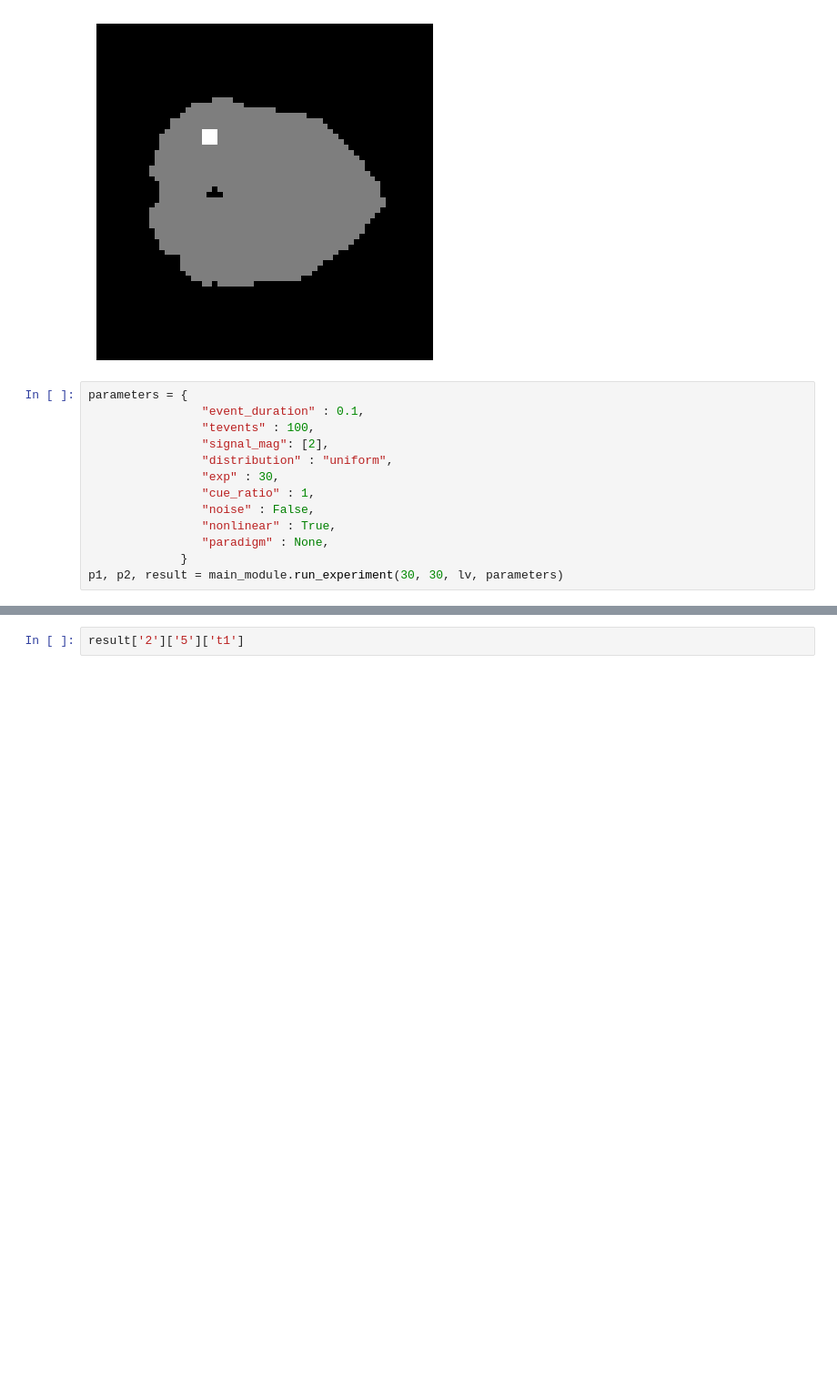
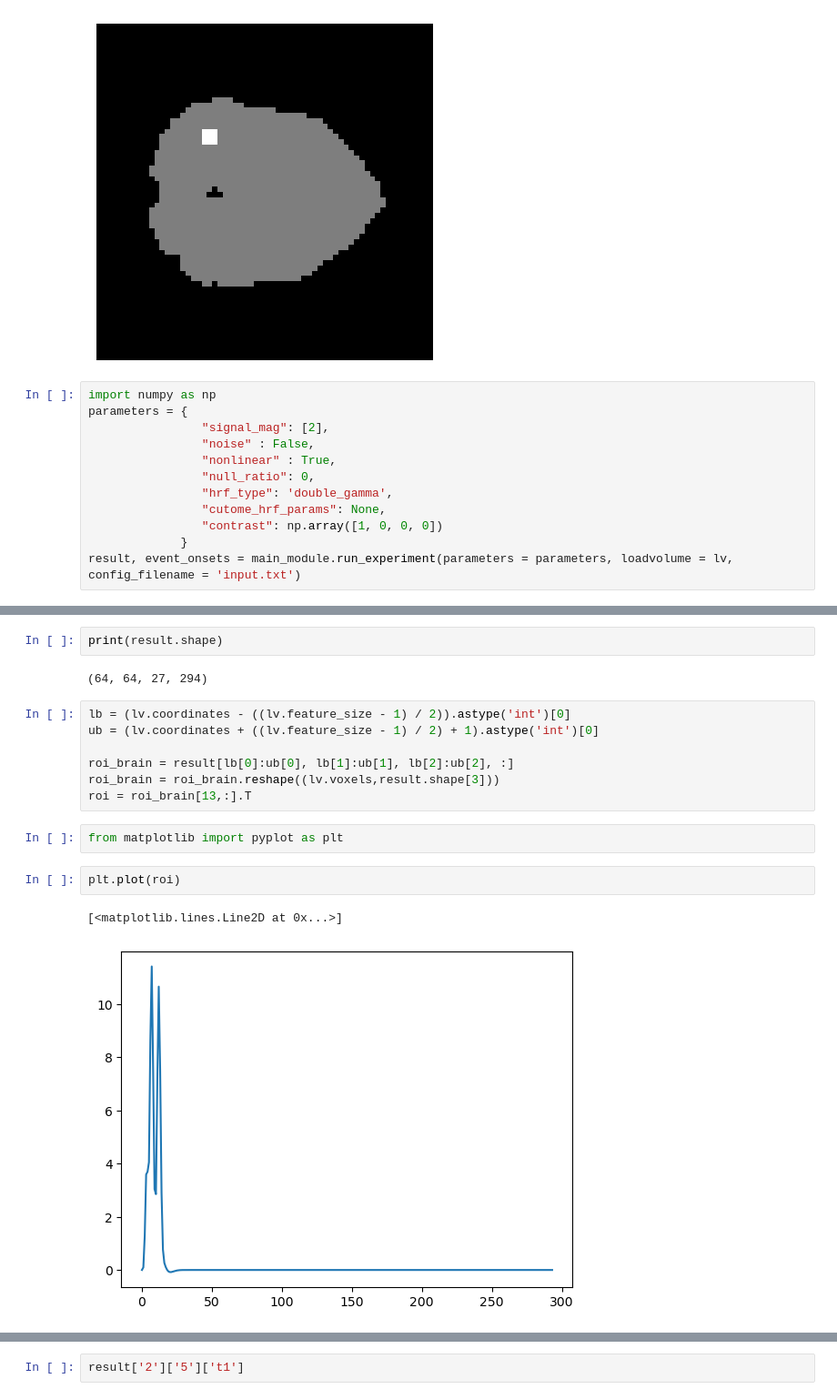
Before and after one commit to soukhind2/deconv, a Jupyter notebook: henry_notebook.ipynb, the cells around one changed output, grey strips where cells are left out. Shown: that part at 91% size. Cells and saved outputs as stored; diff of their text form; blank space fills up the shorter version.

```diff
--- a/henry_notebook.ipynb
+++ b/henry_notebook.ipynb
@@ -27,16 +26,15 @@ lv = main_module.load_noise('./Participant_03_rest_run02.nii')
 # %% [output]
 [figure]
 # %%
+import numpy as np
 parameters = {
-                "event_duration" : 0.1,
-                "tevents" : 100,
                 "signal_mag": [2],
-                "distribution" : "uniform",
-                "exp" : 30,
-                "cue_ratio" : 1,
                 "noise" : False,
                 "nonlinear" : True,
-                "paradigm" : None,
+                "null_ratio": 0,
+                "hrf_type": 'double_gamma',
+                "cutome_hrf_params": None,
+                "contrast": np.array([1, 0, 0, 0])
              }
-p1, p2, result = main_module.run_experiment(30, 30, lv, parameters)
+result, event_onsets = main_module.run_experiment(parameters = parameters, loadvolume = lv, config_filename = 'input.txt')
 # %% [output]
@@ -44 +63,19 @@ Time: 32.65401029586792
+# %%
+print(result.shape)
+# %% [output]
+(64, 64, 27, 294)
+# %%
+lb = (lv.coordinates - ((lv.feature_size - 1) / 2)).astype('int')[0]
+ub = (lv.coordinates + ((lv.feature_size - 1) / 2) + 1).astype('int')[0]
+
+roi_brain = result[lb[0]:ub[0], lb[1]:ub[1], lb[2]:ub[2], :]
+roi_brain = roi_brain.reshape((lv.voxels,result.shape[3]))
+roi = roi_brain[13,:].T
+# %%
+from matplotlib import pyplot as plt
+# %%
+plt.plot(roi)
+# %% [output]
+[<matplotlib.lines.Line2D at 0x...>]
+[figure, added]
 # %%
```
Also changed, not shown: parts of 17 cells of this notebook, 4 other files.
